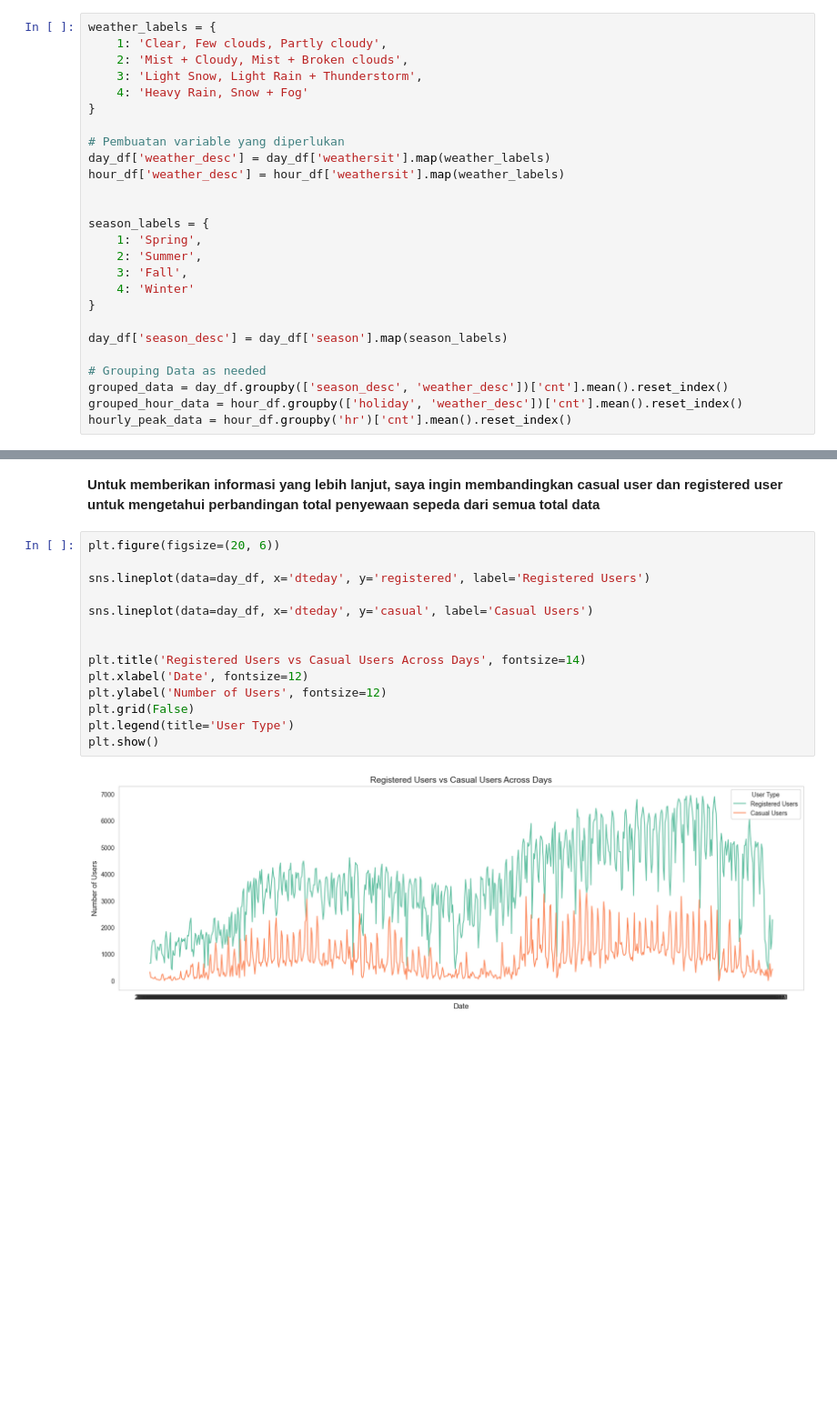
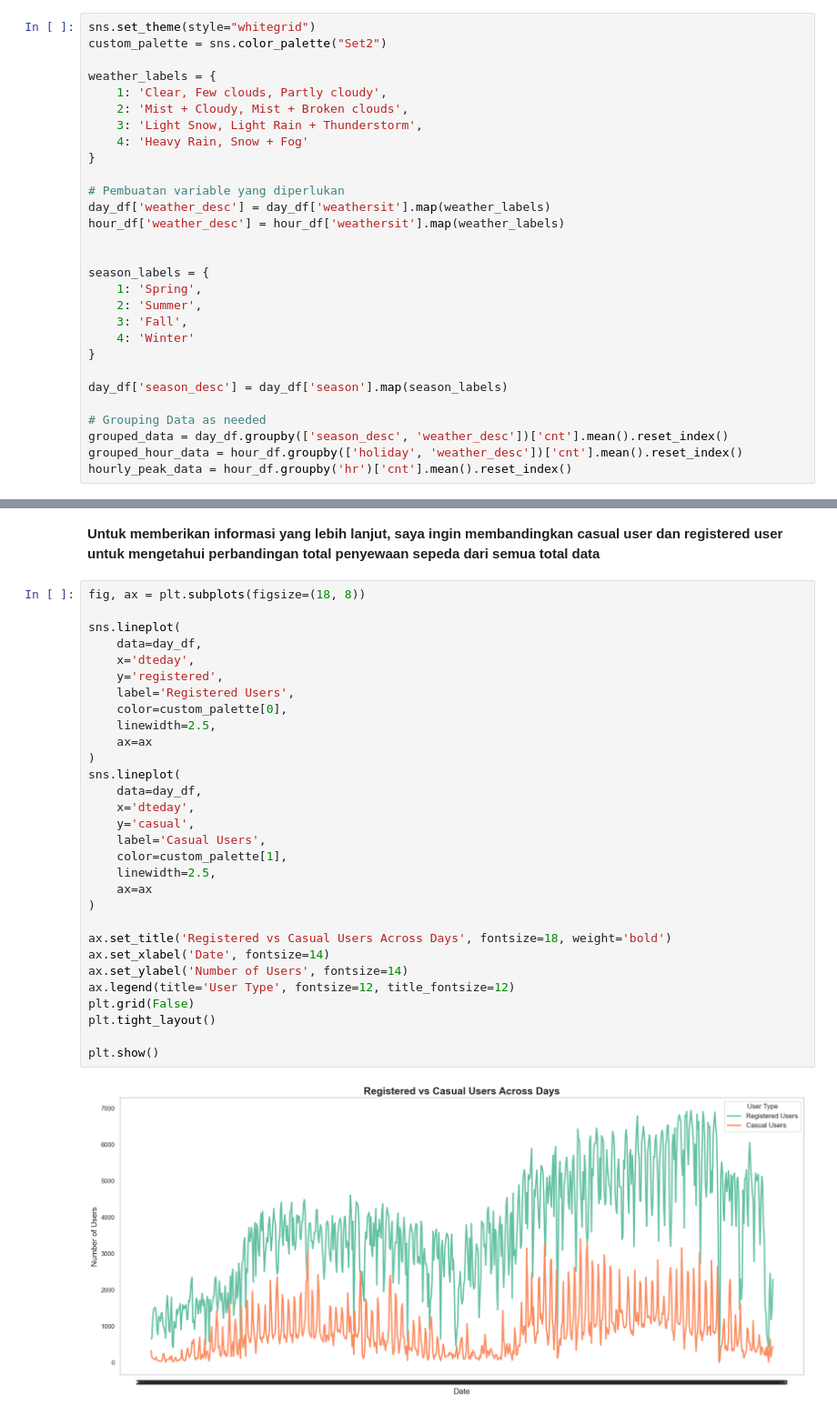
Before and after one commit to gemilang-ramadhan/Leraning-DA, a Jupyter notebook: Proyek_Analisis_Data.ipynb, the cells around one changed output, grey strips where cells are left out. Shown at 91% size. Cells and saved outputs as stored; diff of their text form; blank space fills up the shorter version.

```diff
--- a/Proyek_Analisis_Data.ipynb
+++ b/Proyek_Analisis_Data.ipynb
@@ -104,4 +161,7 @@ Both hour.csv and day.csv have the following fields, except hr which is not avai
 # %%
+sns.set_theme(style="whitegrid")
+custom_palette = sns.color_palette("Set2")
+
 weather_labels = {
     1: 'Clear, Few clouds, Partly cloudy',
     2: 'Mist + Cloudy, Mist + Broken clouds',
@@ -185,18 +258,34 @@ plt.show()
 # %% [markdown]
 **Untuk memberikan informasi yang lebih lanjut, saya ingin membandingkan casual user dan registered user untuk mengetahui perbandingan total penyewaan sepeda dari semua total data**
 # %%
-plt.figure(figsize=(20, 6))
+fig, ax = plt.subplots(figsize=(18, 8))
 
-sns.lineplot(data=day_df, x='dteday', y='registered', label='Registered Users')
+sns.lineplot(
+    data=day_df,
+    x='dteday',
+    y='registered',
+    label='Registered Users',
+    color=custom_palette[0],
+    linewidth=2.5,
+    ax=ax
+)
+sns.lineplot(
+    data=day_df,
+    x='dteday',
+    y='casual',
+    label='Casual Users',
+    color=custom_palette[1],
+    linewidth=2.5,
+    ax=ax
+)
 
-sns.lineplot(data=day_df, x='dteday', y='casual', label='Casual Users')
+ax.set_title('Registered vs Casual Users Across Days', fontsize=18, weight='bold')
+ax.set_xlabel('Date', fontsize=14)
+ax.set_ylabel('Number of Users', fontsize=14)
+ax.legend(title='User Type', fontsize=12, title_fontsize=12)
+plt.grid(False)
+plt.tight_layout()
 
-
-plt.title('Registered Users vs Casual Users Across Days', fontsize=14)
-plt.xlabel('Date', fontsize=12)
-plt.ylabel('Number of Users', fontsize=12)
-plt.grid(False)
-plt.legend(title='User Type')
 plt.show()
 # %% [output]
-[figure, old version]
+[figure, new version]
```
Also changed, not shown: parts of 28 cells of this notebook, 1 other file.
